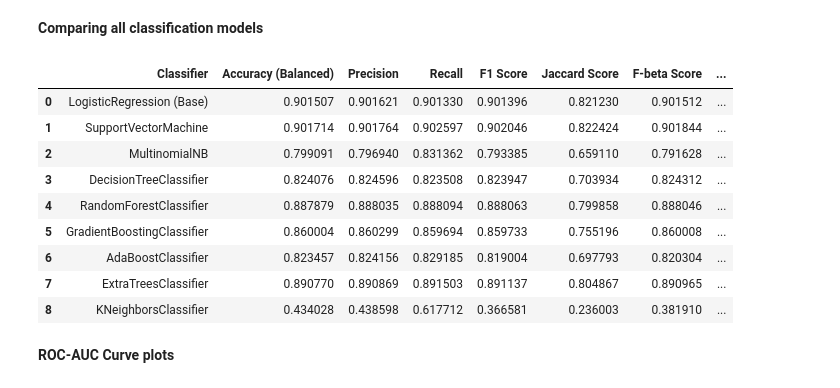
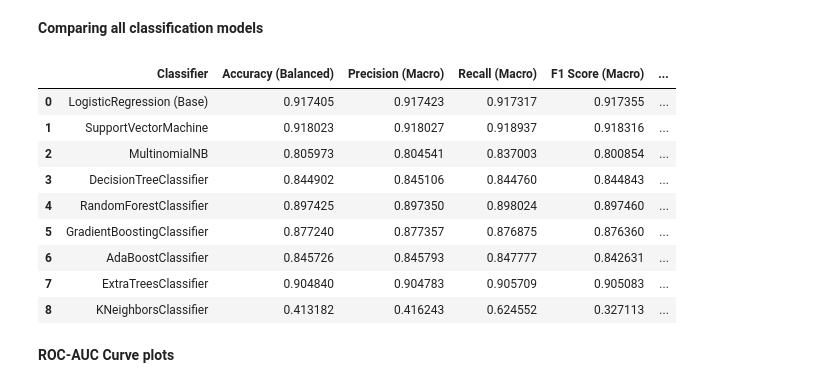
Before and after one commit to euisuck2/Unsupervised-Learning-1, a Jupyter notebook: Supervised_Learning.ipynb, the cells around one changed output. Saved outputs shown, nothing was run; the diff lists cells and outputs as text; code cells hidden in the pictures.

```diff
--- a/Supervised_Learning.ipynb
+++ b/Supervised_Learning.ipynb
@@ -11,6 +11,12 @@ drive.mount('/content/drive')
 import pandas as pd
 import numpy as np
 from tqdm import tqdm
+
+# nltk
+import nltk
+from nltk.corpus import stopwords
+nltk.download('stopwords') # comment out if already downloaded
+stop_words = set(stopwords.words('english'))
 
 # machine learning
 from sklearn.feature_extraction.text import TfidfVectorizer
@@ -29,9 +35,14 @@ from sklearn.metrics import f1_score, accuracy_score, precision_score, recall_sc
 from sklearn.model_selection import train_test_split, GridSearchCV, cross_val_score, cross_val_predict
 from sklearn.pipeline import make_pipeline
 
-# Plot ROC AUC Curve
+# Plot ROC AUC Curve & Visualisation
 !pip install yellowbrick
-from yellowbrick.classifier import ROCAUC, ConfusionMatrix
+from yellowbrick.classifier import ROCAUC, ConfusionMatrix, PrecisionRecallCurve
+
+import matplotlib.pyplot as plt
+%matplotlib inline
+
+
 
 # supress warnings
 import warnings
@@ -59,9 +72,26 @@ Requirement already satisfied: joblib>=0.11 in /usr/local/lib/python3.7/dist-pac
 # %% [markdown]
 **Configuration**
 # %%
+%%time
+
 RANDOM_SEED = 42
 fractions = np.array([0.8, 0.1, 0.1])
 cleaned_df = pd.read_csv('Datasets/cleaned_df.csv', lineterminator = '\n') # reading the datasest
+
+# Data pre-processing using conventional method (ok accuracy / fast speed)
+def clean_text(comments):
+  punc = """!()-![]{};:,+'"\,<>./?@#$%^&*_~Â"""
+  punc_removed = [char for char in comments if char not in punc]
+  punc_join = ''.join(punc_removed)
+  cleaned = []
+  splitted = punc_join.split()
+  for x in splitted:
+    if x.isalpha() and x not in stop_words:
+      cleaned.append(x.lower())
+  result = ' '.join(cleaned)
+  return result
+
+cleaned_df['cleaned_comments'] = cleaned_df['comments'].apply(clean_text)
 
 # TfidfVectorizer:
 min_df = 25
@@ -225,18 +260,18 @@ for model in tqdm(model_list):
   logloss_.append(log_loss(y_val, model.predict_proba(X_val)))
 # %%
 pd.DataFrame(list(zip(model_names, accuracy, precision, recall, f1score, jaccard, fbeta, roc_auc, logloss_)),
-               columns =['Classifier', 'Accuracy (Balanced)', 'Precision', 'Recall', 'F1 Score', 'Jaccard Score', 'F-beta Score', 'AUC ROC Score', 'Log Loss'])
+               columns =['Classifier', 'Accuracy (Balanced)', 'Precision (Macro)', 'Recall (Macro)', 'F1 Score (Macro)', 'Jaccard Score (Macro)', 'F-beta Score (Macro)', 'AUC ROC Score', 'Log Loss'])
 # %% [output]
-|  | Classifier | Accuracy (Balanced) | Precision | Recall | F1 Score | Jaccard Score | F-beta Score | ... |
-| 0 | LogisticRegression (Base) | 0.901507 | 0.901621 | 0.901330 | 0.901396 | 0.821230 | 0.901512 | ... |
-| 1 | SupportVectorMachine | 0.901714 | 0.901764 | 0.902597 | 0.902046 | 0.822424 | 0.901844 | ... |
-| 2 | MultinomialNB | 0.799091 | 0.796940 | 0.831362 | 0.793385 | 0.659110 | 0.791628 | ... |
-| 3 | DecisionTreeClassifier | 0.824076 | 0.824596 | 0.823508 | 0.823947 | 0.703934 | 0.824312 | ... |
-| 4 | RandomForestClassifier | 0.887879 | 0.888035 | 0.888094 | 0.888063 | 0.799858 | 0.888046 | ... |
-| 5 | GradientBoostingClassifier | 0.860004 | 0.860299 | 0.859694 | 0.859733 | 0.755196 | 0.860008 | ... |
-| 6 | AdaBoostClassifier | 0.823457 | 0.824156 | 0.829185 | 0.819004 | 0.697793 | 0.820304 | ... |
-| 7 | ExtraTreesClassifier | 0.890770 | 0.890869 | 0.891503 | 0.891137 | 0.804867 | 0.890965 | ... |
-| 8 | KNeighborsClassifier | 0.434028 | 0.438598 | 0.617712 | 0.366581 | 0.236003 | 0.381910 | ... |
+|  | Classifier | Accuracy (Balanced) | Precision (Macro) | Recall (Macro) | F1 Score (Macro) | ... |
+| 0 | LogisticRegression (Base) | 0.917405 | 0.917423 | 0.917317 | 0.917355 | ... |
+| 1 | SupportVectorMachine | 0.918023 | 0.918027 | 0.918937 | 0.918316 | ... |
+| 2 | MultinomialNB | 0.805973 | 0.804541 | 0.837003 | 0.800854 | ... |
+| 3 | DecisionTreeClassifier | 0.844902 | 0.845106 | 0.844760 | 0.844843 | ... |
+| 4 | RandomForestClassifier | 0.897425 | 0.897350 | 0.898024 | 0.897460 | ... |
+| 5 | GradientBoostingClassifier | 0.877240 | 0.877357 | 0.876875 | 0.876360 | ... |
+| 6 | AdaBoostClassifier | 0.845726 | 0.845793 | 0.847777 | 0.842631 | ... |
+| 7 | ExtraTreesClassifier | 0.904840 | 0.904783 | 0.905709 | 0.905083 | ... |
+| 8 | KNeighborsClassifier | 0.413182 | 0.416243 | 0.624552 | 0.327113 | ... |
 # %% [markdown]
 **ROC-AUC Curve plots**
 # %%
```
Also changed, not shown: parts of 14 cells of this notebook.
